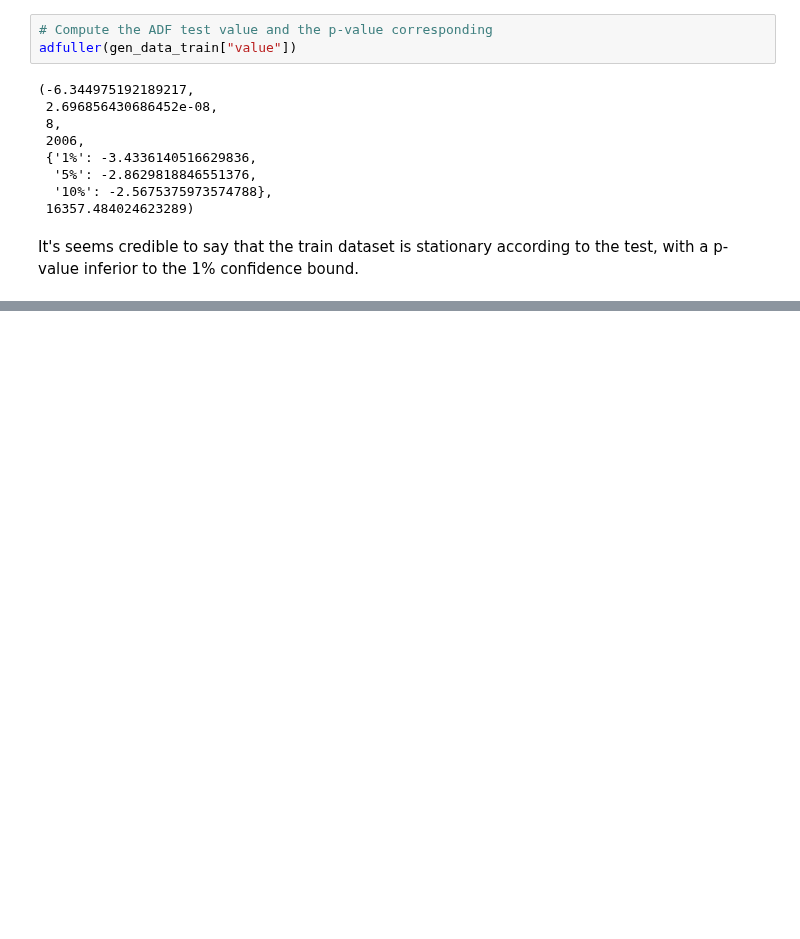
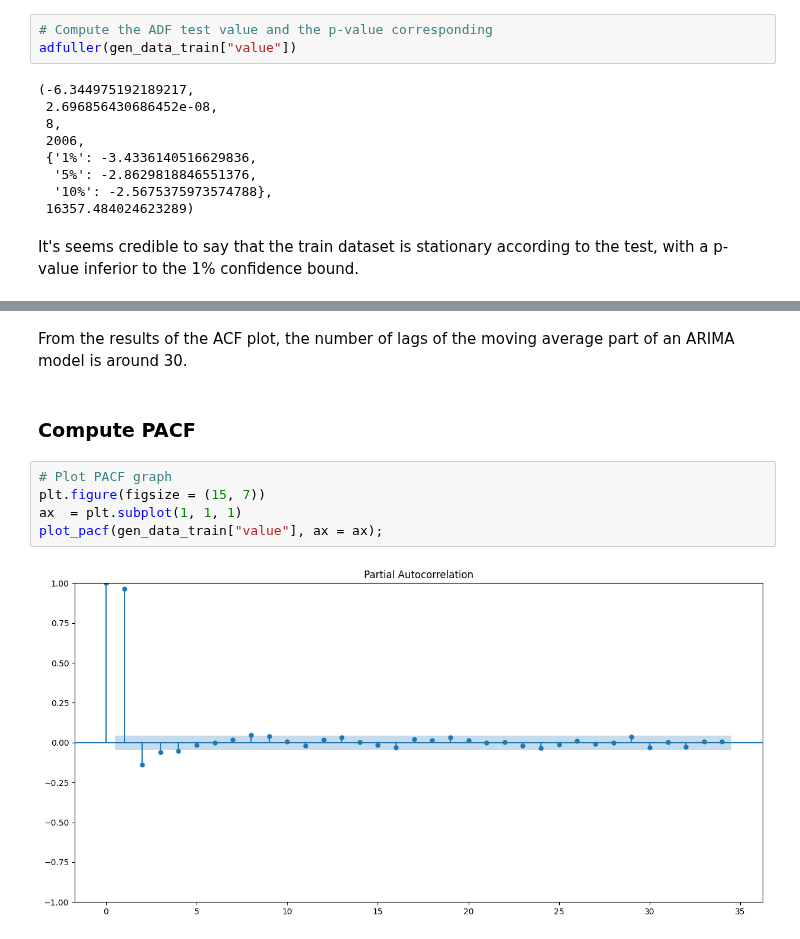
Before and after one commit to DridrM/renewable-energy-forecast, a Jupyter notebook: notebooks/training/training_with_SARIMA.ipynb, the cells around one changed output, grey strips where cells are left out. Drawn from its saved outputs; the diff is of its cells as text; blank space fills up the shorter version.

```diff
--- a/notebooks/training/training_with_SARIMA.ipynb
+++ b/notebooks/training/training_with_SARIMA.ipynb
@@ -174,0 +193,11 @@ It's seems credible to say that the train dataset is stationary according to the
+# %% [markdown]
+From the results of the ACF plot, the number of lags of the moving average part of an ARIMA model is around 30.
+# %% [markdown]
+### Compute PACF
+# %%
+# Plot PACF graph
+plt.figure(figsize = (15, 7))
+ax  = plt.subplot(1, 1, 1)
+plot_pacf(gen_data_train["value"], ax = ax);
+# %% [output]
+[figure, added]
```
Also changed, not shown: parts of 11 cells of this notebook, 1 other file.
